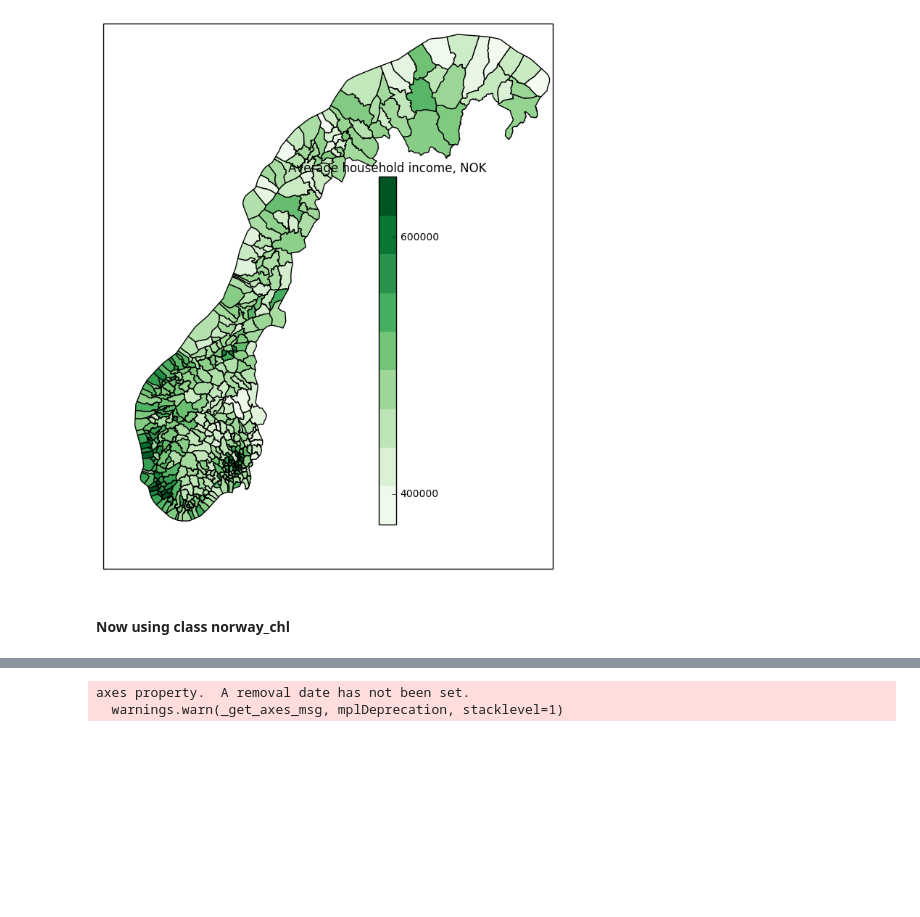
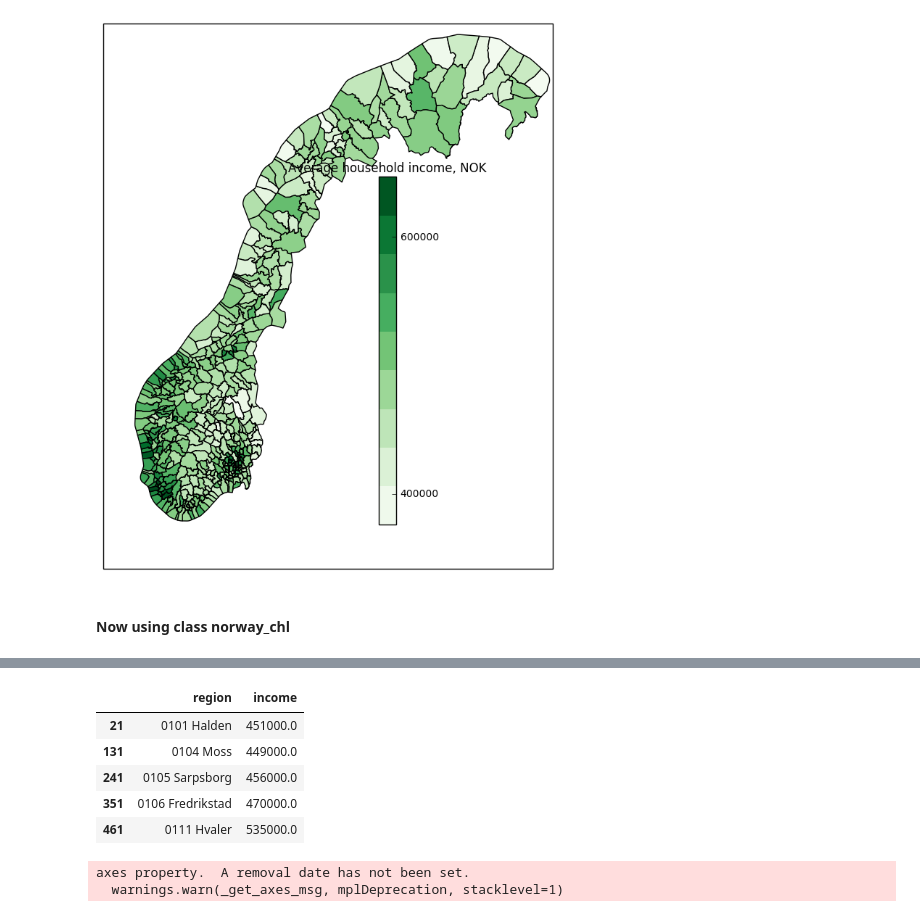
Before and after one commit to jmaurit/norwayeconomy, a Jupyter notebook: maps_cartopy.ipynb, the cells around one changed output, grey strips where cells are left out. Cells and saved outputs as stored; diff of their text form; code cells hidden in the pictures; blank space fills up the shorter version.

```diff
--- a/maps_cartopy.ipynb
+++ b/maps_cartopy.ipynb
@@ -187,13 +189,21 @@ del sys.modules['norway_chl']
 # %%
 income = pd.read_csv("http://data.ssb.no/api/v0/dataset/49678.csv", sep=";", na_values = [".", ".."])
 
 income_2015 = income[income.tid==2015]
 income_2015 = income_2015[income_2015.husholdningstype =="0000 Alle husholdninger"]
 income_2015 = income_2015[income_2015.statistikkvariabel =="Inntekt etter skatt, median (kr)"]
 income_2015 = income_2015.iloc[:,[0,4]]
 income_2015.columns = ["region", "income"]
 
 income_2015.loc[:,"income"] = income_2015.income.astype(float)
+income_2015.head()
+# %% [output]
+|  | region | income |
+| 21 | 0101 Halden | 451000.0 |
+| 131 | 0104 Moss | 449000.0 |
+| 241 | 0105 Sarpsborg | 456000.0 |
+| 351 | 0106 Fredrikstad | 470000.0 |
+| 461 | 0111 Hvaler | 535000.0 |
 # %%
 #make instance
 from norway_chl import norway_chl
```
Also changed, not shown: parts of 7 cells of this notebook, 16 other files.
